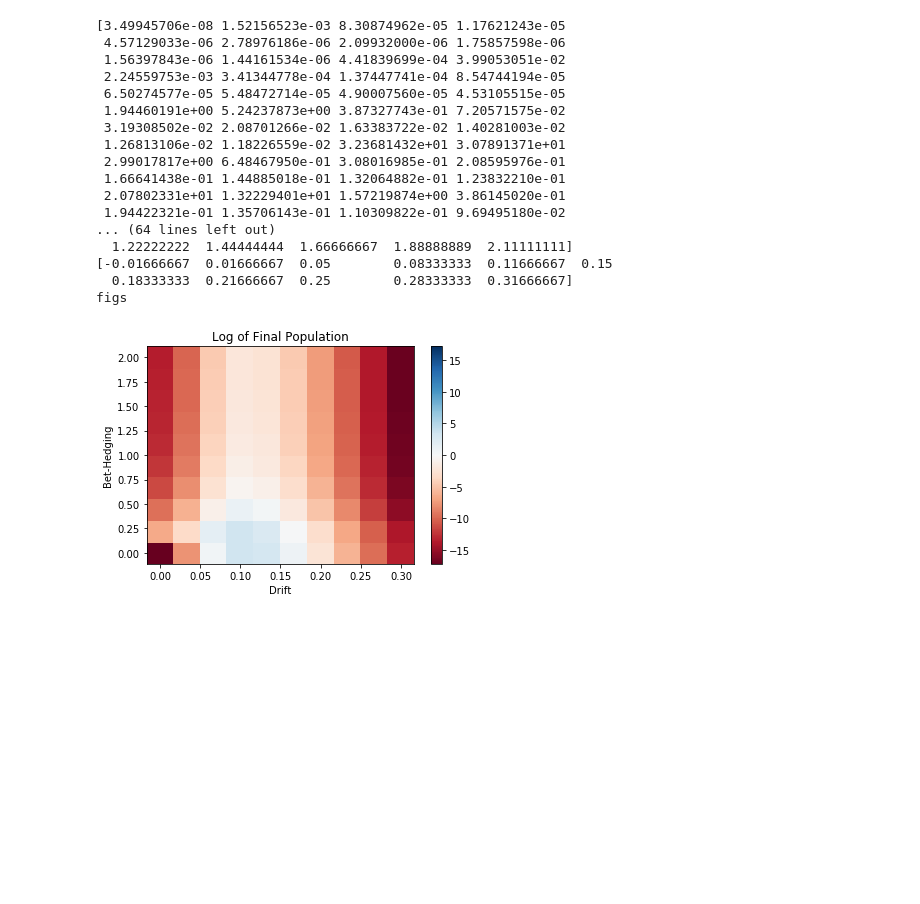
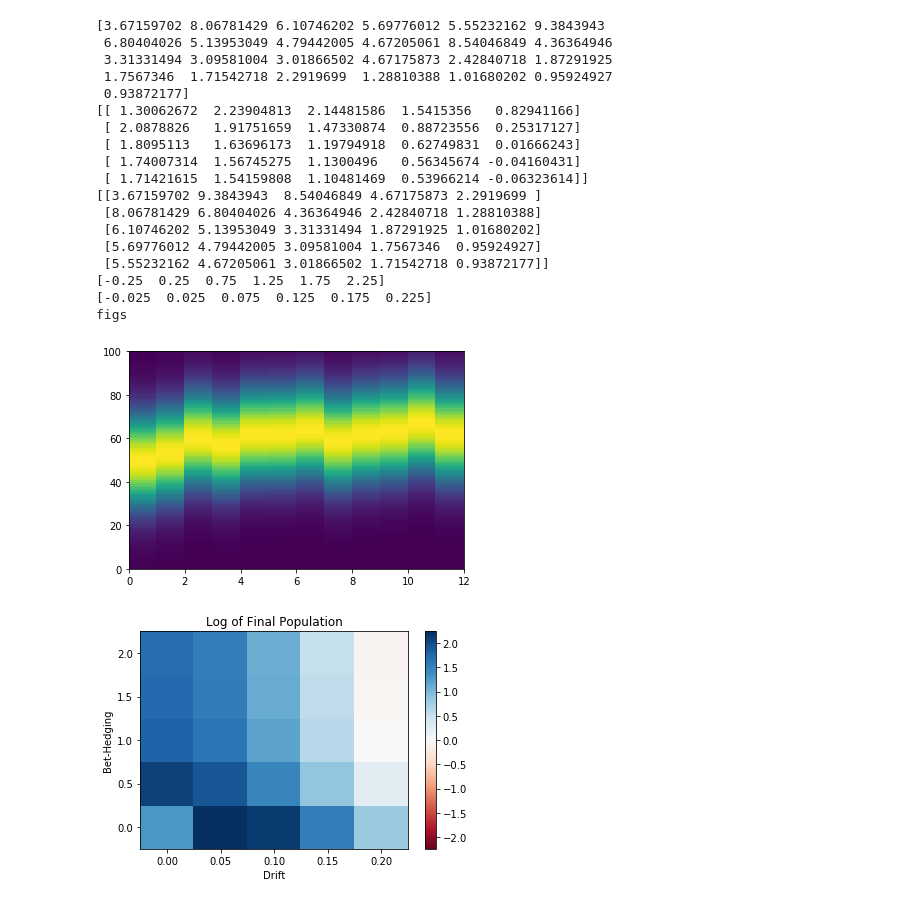
Before and after one commit to ryantmaloney/Simplified-Drift-Modeling, a Jupyter notebook: driftmodeling.ipynb, the cells around one changed output. Saved outputs shown, nothing was run; the diff lists cells and outputs as text; code cells hidden in the pictures; blank space fills up the shorter version.

Commit message:
Updated with Stochastic Random Walk Model

```diff
--- a/driftmodeling.ipynb
+++ b/driftmodeling.ipynb
@@ -59,5 +127,8 @@ finalpop=sd.driftmodeling(flynum, numberofbins, numberofdays, prefmean, prefvari
 # %%
 # import matrixmaker as mm
+imp.reload(sd)
+
+
 import simpledrift as sd
 import matrixmaker as mm
 
@@ -68,12 +139,29 @@ imp.reload(mm)
 
 bhlower=0
 bhupper=2
-bhinterval=10
+bhinterval=5
 driftlower=0
-driftupper=.3
-driftinterval=10
+driftupper=.2
+driftinterval=5
 
-matrix, driftvariance, prefvariance=mm.matrixmaker(bhlower, bhupper, bhinterval, driftlower, driftupper, driftinterval)
+numberofbins=100
+numberofdays=12
+envimean=0
+envivariance=.3
+maxsurvivalrate=1
+# gain=.4
+# per=20
+# envi=sd.sinwaveinput(numberofbins, numberofdays, envimean, envivariance, maxsurvivalrate, gain, per)
+
+# rw=sd.diffusion(100,10,0,.1,1,.1)
+# plt.pcolormesh(rw)
+
+dailydrift=.1
+rw=sd.randomwalk(numberofbins,numberofdays,envimean,envivariance,maxsurvivalrate,dailydrift)
+plt.pcolormesh(rw)
+
+
+matrix, driftvariance, prefvariance=mm.matrixmaker(rw, bhlower, bhupper, bhinterval, driftlower, driftupper, driftinterval)
 # normalbirthhighdeath=matrix
 #mm.matrixmaker(driftlower, driftupper, bhlower, bhupper)
 # %% [output]
@@ -90,18 +178,20 @@ matrix, driftvariance, prefvariance=mm.matrixmaker(bhlower, bhupper, bhinterval,
-[3.49945706e-08 1.52156523e-03 8.30874962e-05 1.17621243e-05
- 4.57129033e-06 2.78976186e-06 2.09932000e-06 1.75857598e-06
- 1.56397843e-06 1.44161534e-06 4.41839699e-04 3.99053051e-02
- 2.24559753e-03 3.41344778e-04 1.37447741e-04 8.54744194e-05
- 6.50274577e-05 5.48472714e-05 4.90007560e-05 4.53105515e-05
- 1.94460191e+00 5.24237873e+00 3.87327743e-01 7.20571575e-02
- 3.19308502e-02 2.08701266e-02 1.63383722e-02 1.40281003e-02
- 1.26813106e-02 1.18226559e-02 3.23681432e+01 3.07891371e+01
- 2.99017817e+00 6.48467950e-01 3.08016985e-01 2.08595976e-01
- 1.66641438e-01 1.44885018e-01 1.32064882e-01 1.23832210e-01
- 2.07802331e+01 1.32229401e+01 1.57219874e+00 3.86145020e-01
- 1.94422321e-01 1.35706143e-01 1.10309822e-01 9.69495180e-02
-... (64 lines left out)
-  1.22222222  1.44444444  1.66666667  1.88888889  2.11111111]
-[-0.01666667  0.01666667  0.05        0.08333333  0.11666667  0.15
-  0.18333333  0.21666667  0.25        0.28333333  0.31666667]
+[3.67159702 8.06781429 6.10746202 5.69776012 5.55232162 9.3843943
+ 6.80404026 5.13953049 4.79442005 4.67205061 8.54046849 4.36364946
+ 3.31331494 3.09581004 3.01866502 4.67175873 2.42840718 1.87291925
+ 1.7567346  1.71542718 2.2919699  1.28810388 1.01680202 0.95924927
+ 0.93872177]
+[[ 1.30062672  2.23904813  2.14481586  1.5415356   0.82941166]
+ [ 2.0878826   1.91751659  1.47330874  0.88723556  0.25317127]
+ [ 1.8095113   1.63696173  1.19794918  0.62749831  0.01666243]
+ [ 1.74007314  1.56745275  1.1300496   0.56345674 -0.04160431]
+ [ 1.71421615  1.54159808  1.10481469  0.53966214 -0.06323614]]
+[[3.67159702 9.3843943  8.54046849 4.67175873 2.2919699 ]
+ [8.06781429 6.80404026 4.36364946 2.42840718 1.28810388]
+ [6.10746202 5.13953049 3.31331494 1.87291925 1.01680202]
+ [5.69776012 4.79442005 3.09581004 1.7567346  0.95924927]
+ [5.55232162 4.67205061 3.01866502 1.71542718 0.93872177]]
+[-0.25  0.25  0.75  1.25  1.75  2.25]
+[-0.025  0.025  0.075  0.125  0.175  0.225]
 figs
-[figure, old version]
+[figure, new version]
+[figure, added]
```
Also changed, not shown: parts of 14 cells of this notebook, 2 other files.
